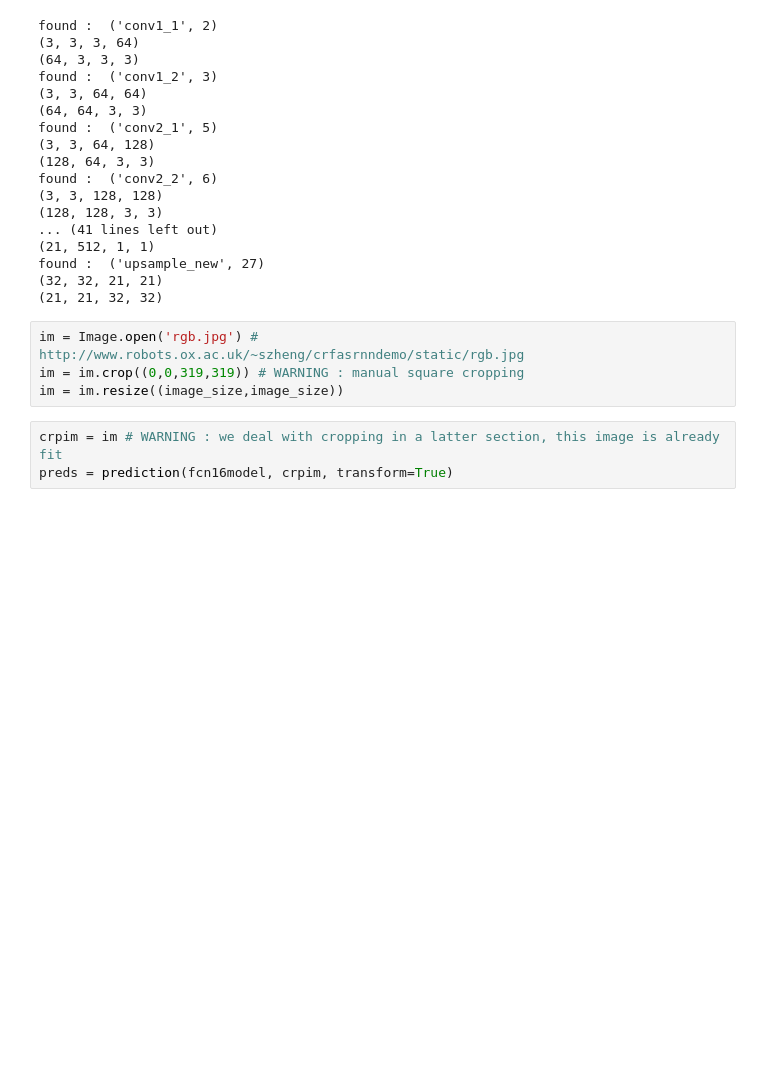
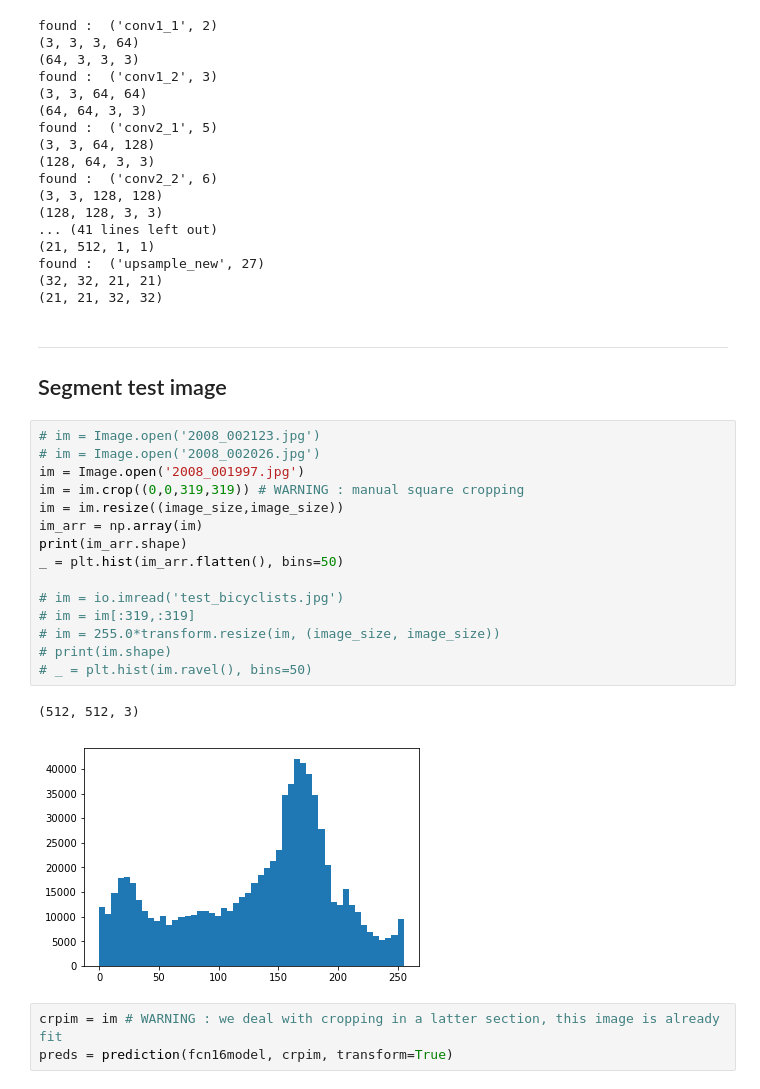
Before and after one commit to dbricare/neuralnets, a Jupyter notebook: vgg_segmentation_keras/fcn16s_segmentation.ipynb, the cells around one changed output. Drawn from its saved outputs; the diff is of its cells as text; blank space fills up the shorter version.

```diff
--- a/vgg_segmentation_keras/fcn16s_segmentation.ipynb
+++ b/vgg_segmentation_keras/fcn16s_segmentation.ipynb
@@ -251,10 +254,27 @@ found :  ('conv2_2', 6)
 found :  ('upsample_new', 27)
 (32, 32, 21, 21)
 (21, 21, 32, 32)
-# %%
-im = Image.open('rgb.jpg') # http://www.robots.ox.ac.uk/~szheng/crfasrnndemo/static/rgb.jpg
-im = im.crop((0,0,319,319)) # WARNING : manual square cropping
-im = im.resize((image_size,image_size))
+# %% [markdown]
+---
+## Segment test image
+# %%
+# im = Image.open('2008_002123.jpg')
+# im = Image.open('2008_002026.jpg')
+im = Image.open('2008_001997.jpg')
+im = im.crop((0,0,319,319)) # WARNING : manual square cropping
+im = im.resize((image_size,image_size))
+im_arr = np.array(im)
+print(im_arr.shape)
+_ = plt.hist(im_arr.flatten(), bins=50)
+
+# im = io.imread('test_bicyclists.jpg')
+# im = im[:319,:319]
+# im = 255.0*transform.resize(im, (image_size, image_size))
+# print(im.shape)
+# _ = plt.hist(im.ravel(), bins=50)
+# %% [output]
+(512, 512, 3)
+[figure, added]
 # %%
 crpim = im # WARNING : we deal with cropping in a latter section, this image is already fit
 preds = prediction(fcn16model, crpim, transform=True)
```
Also changed, not shown: parts of 6 cells of this notebook.
